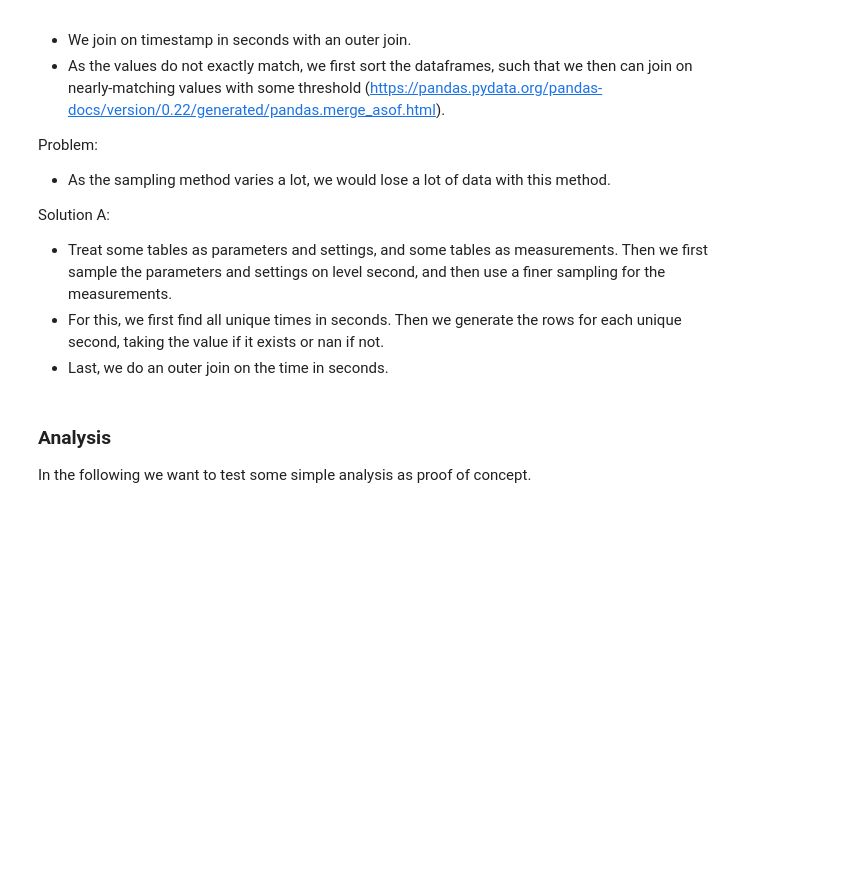
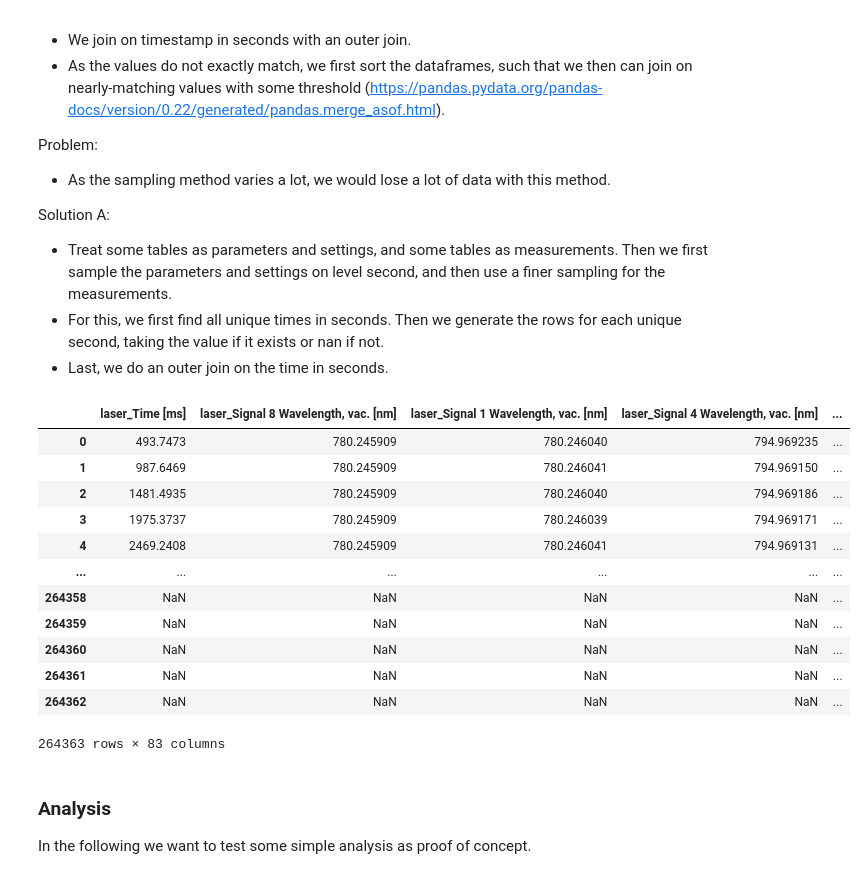
Before and after one commit to romanwixinger/data-engineering-utokyo, a Jupyter notebook: notebooks/data_exploration.ipynb, the cells around one changed output. Saved outputs shown, nothing was run; the diff lists cells and outputs as text; code cells hidden in the pictures; blank space fills up the shorter version.

```diff
--- a/notebooks/data_exploration.ipynb
+++ b/notebooks/data_exploration.ipynb
@@ -418,10 +429,10 @@ heater_df
 Log of the Fr ion source. First day of experiment, right after the end of primary beam check, just starting the Fr ion extraction. The column "FC" is the current from either one of the faraday cups, or the sum of both.
 The columns "Center" and "Surrounding" are the voltages applied to the mechanical relay switches that connects the faraday cups to the picoammeter. For example, if "Center" = 24 and "Surrounding" = 0, the value at "FC" is the current observed on FC Center in nA.
 # %%
-class RecorderIon(Recorder):
+class ionRecorder(Recorder):
 
     def __init__(self, filepath: str=location+"IonBeamControl1.5_DESKTOP-8ICG2TJ_20220314_114132.csv"):
-        super(RecorderIon, self).__init__(filepath)
+        super(IonRecorder, self).__init__(filepath)
 
     def _load_new_data(self):
         df = pd.read_csv(filepath_or_buffer=self.filepath, skiprows=self.read_data_lines)
@@ -435,8 +446,8 @@ class RecorderIon(Recorder):
         self._table_df["timestamp"] = self._table_df["datetime"].values.astype(np.int64)
         return
 
-recorder_ion = RecorderIon()
-ion_df = recorder_ion.get_table()
+ion_recorder = RecorderIon()
+ion_df = ion_recorder.get_table()
 ion_df
 # %% [output]
 |  | Timestamp | Be Bypass | Fr Beamline | Center | Surrounding | FC | NC | Be temp (degC) | ... |
@@ -455,10 +466,10 @@ ion_df
 # %% [markdown]
 ### Gauge Monitor
 # %%
-class RecorderGauge(Recorder):
+class GaugeRecorder(Recorder):
 
     def __init__(self, filepath: str=location+"TPG256GaugeMonitor_Single_DESKTOP-BEF5FI4_20220312_203214.csv"):
-        super(RecorderGauge, self).__init__(filepath)
+        super(GaugeRecorder, self).__init__(filepath)
 
     def _load_new_data(self):
         df = pd.read_csv(filepath_or_buffer=self.filepath, skiprows=self.read_data_lines)
@@ -472,8 +483,8 @@ class RecorderGauge(Recorder):
         self._table_df["timestamp"] = self._table_df["datetime"].values.astype(np.int64)
         return
 
-recorder_gauge = RecorderGauge()
-gauge_df = recorder_gauge.get_table()
+gauge_recorder = GaugeRecorder()
+gauge_df = gauge_recorder.get_table()
 gauge_df
 # %% [output]
 |  | Timestamp | Rb disp. | Neut. | Surf. Ref. | NC | NC.1 | NC.2 | datetime | datetime_μs | ... |
@@ -651,10 +694,12 @@ class Main():
         """
         pass
 
-    def build_table(dfs: list, prefixes: list):
+    def build_table(recorders: list, prefixes: list, with_metadata):
         """ Concatenates the dataframes to a single dataframe, ignoring the indices. The names are used as prefixes of the
             columns, such that we can have similar column names but still know from which df it came.
         """
+        # Get table
+        dfs = [r.get_table() for r in recorders] if with_metadata else [r.get_data() for r in recorders]
 
         # Add prefixes
         dfs = [df.rename(columns={col: prefix+"_"+col for col in df.columns}) for df, prefix in zip(dfs, prefixes)]
@@ -665,10 +710,25 @@ class Main():
         return main_df
 # %%
 main_table = Main.build_table(
-    dfs=[laser_df, gauge_df, ion_beam_control_df, heater_df, coil_table, pmt_df, ssd_df, ssd_hist_df],
-    prefixes=["laser", "gauge", "ion_beam_control", "heater", "coil", "pmt", "ssd", "ssd_hist"]
+    recorders=[laser_recorder, gauge_recorder, ion_recorder, heater_recorder, coil_recorder, pmt_recorder, ssd_recorder],
+    prefixes=["laser", "gauge", "ion", "heater", "coil", "pmt", "ssd"],
+    with_metadata = False
 )
 main_table
+# %% [output]
+|  | laser_Time [ms] | laser_Signal 8 Wavelength, vac. [nm] | laser_Signal 1 Wavelength, vac. [nm] | laser_Signal 4 Wavelength, vac. [nm] | ... |
+| 0 | 493.7473 | 780.245909 | 780.246040 | 794.969235 | ... |
+| 1 | 987.6469 | 780.245909 | 780.246041 | 794.969150 | ... |
+| 2 | 1481.4935 | 780.245909 | 780.246040 | 794.969186 | ... |
+| 3 | 1975.3737 | 780.245909 | 780.246039 | 794.969171 | ... |
+| 4 | 2469.2408 | 780.245909 | 780.246041 | 794.969131 | ... |
+| ... | ... | ... | ... | ... | ... |
+| 264358 | NaN | NaN | NaN | NaN | ... |
+| 264359 | NaN | NaN | NaN | NaN | ... |
+| 264360 | NaN | NaN | NaN | NaN | ... |
+| 264361 | NaN | NaN | NaN | NaN | ... |
+| 264362 | NaN | NaN | NaN | NaN | ... |
+264363 rows × 83 columns
 # %% [markdown]
 ### Analysis
 In the following we want to test some simple analysis as proof of concept.
```
Also changed, not shown: parts of 16 cells of this notebook.
